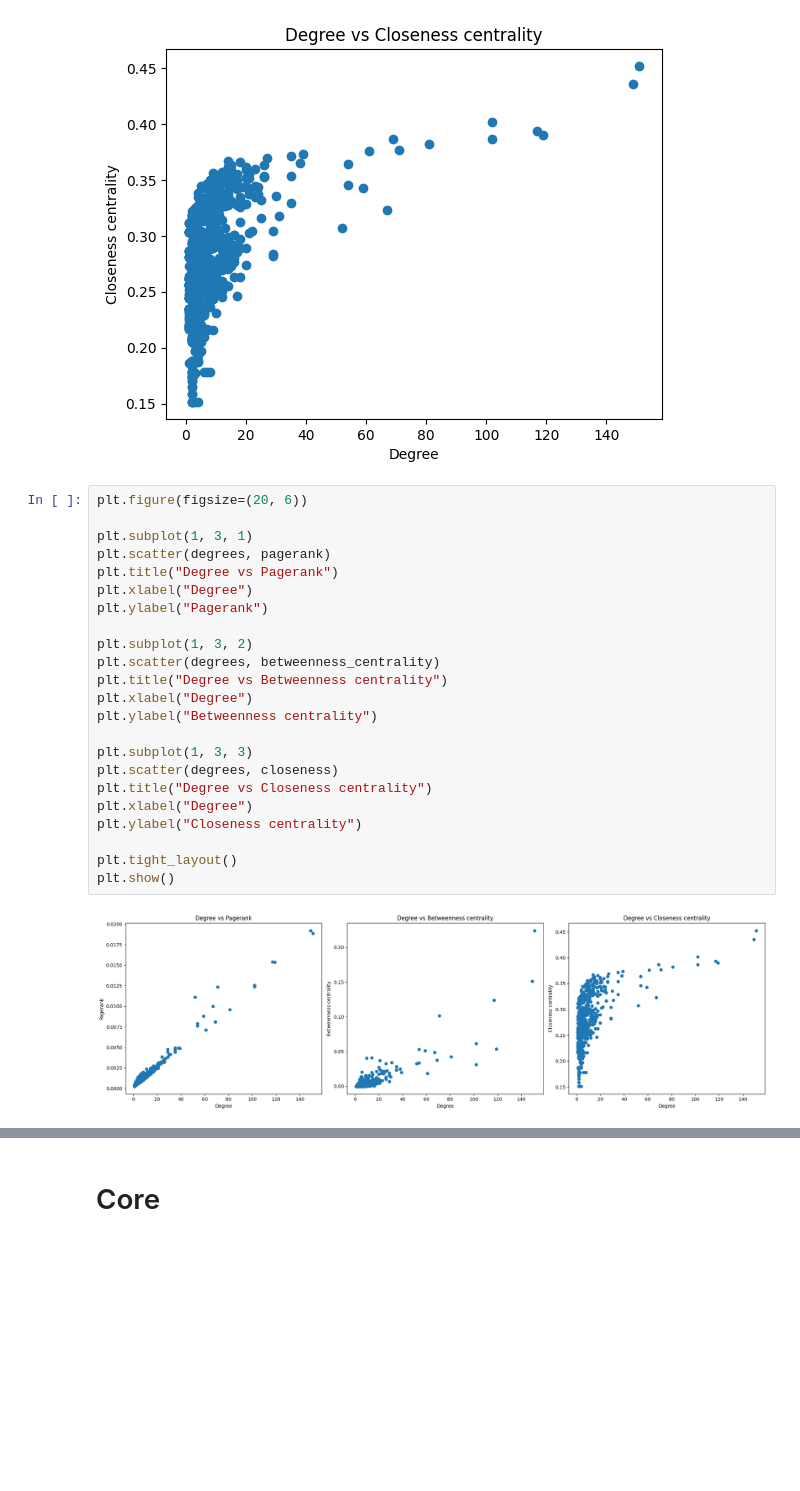
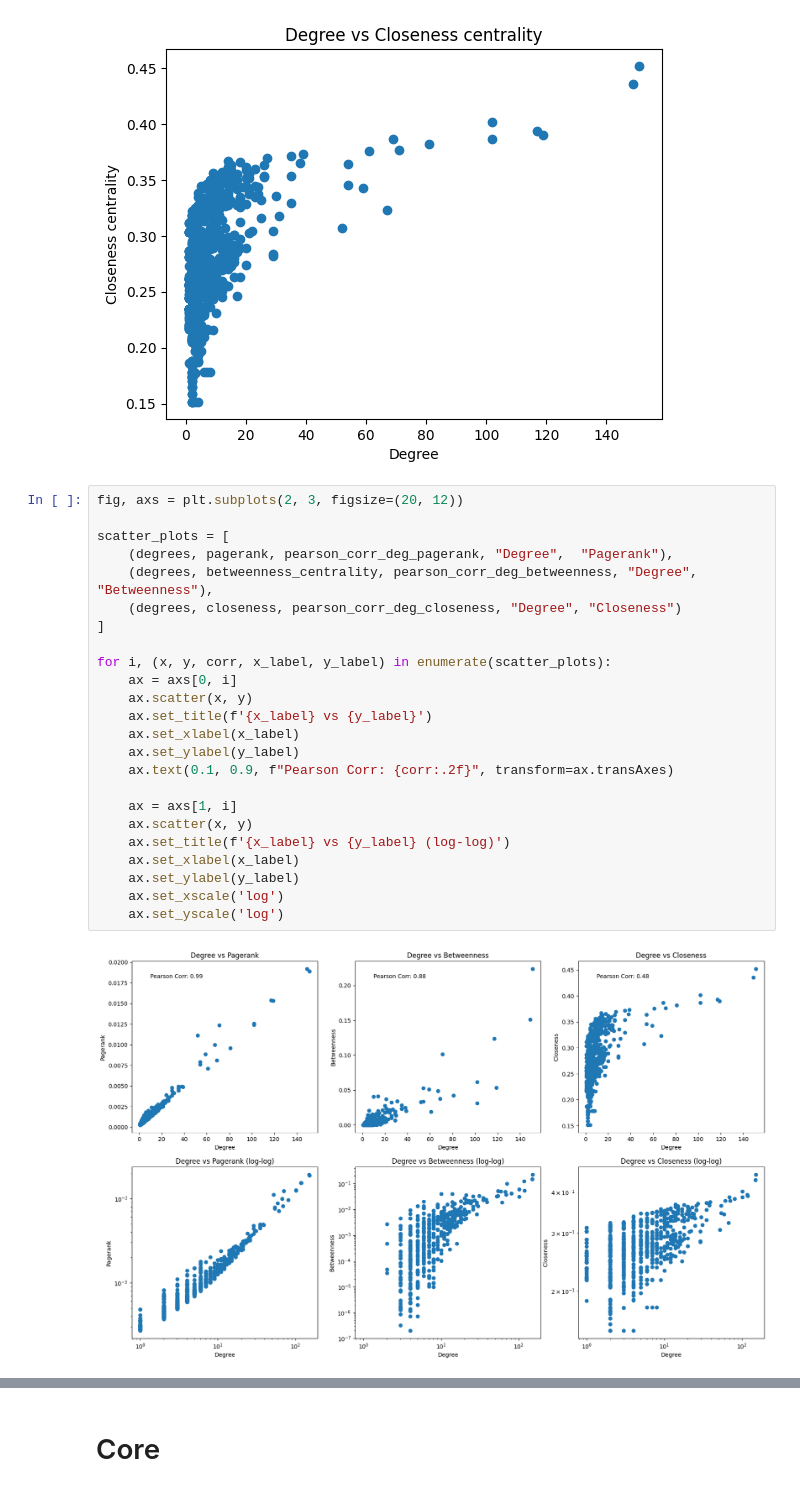
Before and after one commit to danieldamc/redes-complejas, a Jupyter notebook: assigment_1.ipynb, the cells around one changed output, grey strips where cells are left out. Drawn from its saved outputs; the diff is of its cells as text; blank space fills up the shorter version.

```diff
--- a/assigment_1.ipynb
+++ b/assigment_1.ipynb
@@ -185,28 +223,29 @@ plt.ylabel("Closeness centrality")
 plt.show()
 # %% [output]
 [figure]
-# %%
-plt.figure(figsize=(20, 6))
-
-plt.subplot(1, 3, 1)
-plt.scatter(degrees, pagerank)
-plt.title("Degree vs Pagerank")
-plt.xlabel("Degree")
-plt.ylabel("Pagerank")
-
-plt.subplot(1, 3, 2)
-plt.scatter(degrees, betweenness_centrality)
-plt.title("Degree vs Betweenness centrality")
-plt.xlabel("Degree")
-plt.ylabel("Betweenness centrality")
-
-plt.subplot(1, 3, 3)
-plt.scatter(degrees, closeness)
-plt.title("Degree vs Closeness centrality")
-plt.xlabel("Degree")
-plt.ylabel("Closeness centrality")
-
-plt.tight_layout()
-plt.show()
-# %% [output]
-[figure, removed]
+# %%
+fig, axs = plt.subplots(2, 3, figsize=(20, 12))
+
+scatter_plots = [
+    (degrees, pagerank, pearson_corr_deg_pagerank, "Degree",  "Pagerank"),
+    (degrees, betweenness_centrality, pearson_corr_deg_betweenness, "Degree", "Betweenness"),
+    (degrees, closeness, pearson_corr_deg_closeness, "Degree", "Closeness")
+]
+
+for i, (x, y, corr, x_label, y_label) in enumerate(scatter_plots):
+	ax = axs[0, i]
+	ax.scatter(x, y)
+	ax.set_title(f'{x_label} vs {y_label}')
+	ax.set_xlabel(x_label)
+	ax.set_ylabel(y_label)
+	ax.text(0.1, 0.9, f"Pearson Corr: {corr:.2f}", transform=ax.transAxes)
+
+	ax = axs[1, i]
+	ax.scatter(x, y)
+	ax.set_title(f'{x_label} vs {y_label} (log-log)')
+	ax.set_xlabel(x_label)
+	ax.set_ylabel(y_label)
+	ax.set_xscale('log')
+	ax.set_yscale('log')
+# %% [output]
+[figure, added]
```
Also changed, not shown: parts of 9 cells of this notebook, 4 other files.
